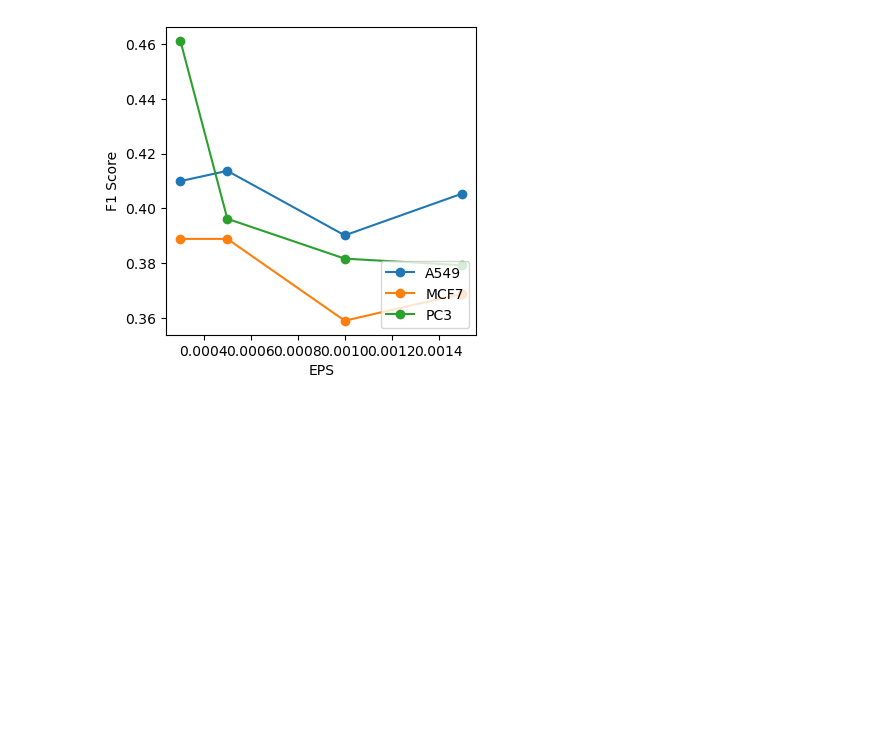
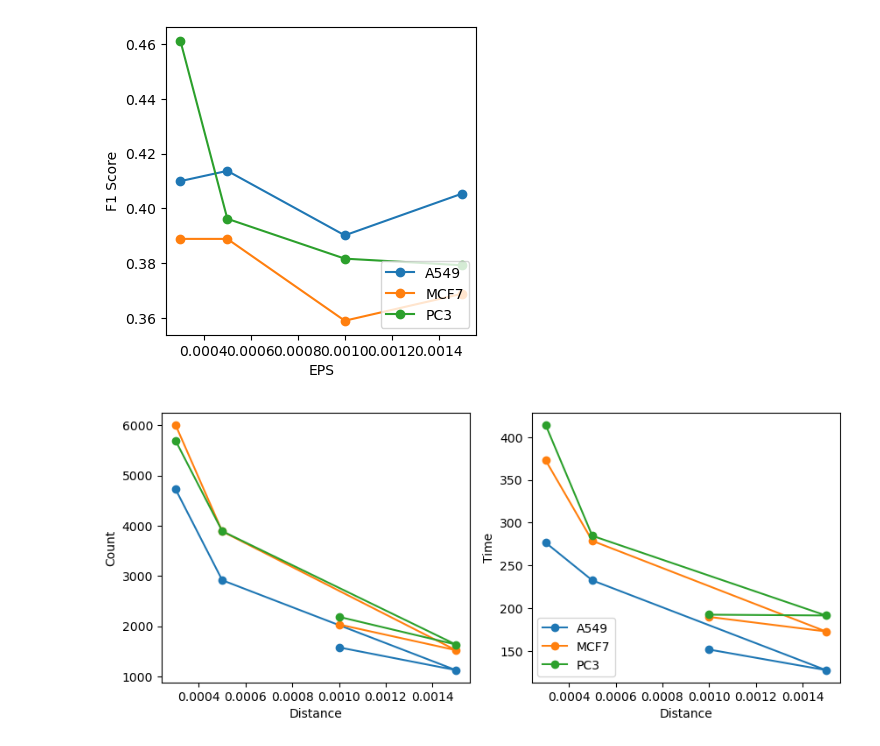
Before and after one commit to dearhannah/AnchorDrug_official, a Jupyter notebook: DataAnalysis/advBIM_hyperparameter.ipynb, the cells around one changed output. Cells and saved outputs as stored; diff of their text form; code cells hidden in the pictures; blank space fills up the shorter version.

```diff
--- a/DataAnalysis/advBIM_hyperparameter.ipynb
+++ b/DataAnalysis/advBIM_hyperparameter.ipynb
@@ -299,7 +299,7 @@ def metrics_from_txt(fname):
     # print(df)
     return df, time, count
 
-file_dir = '/egr/research-aidd/menghan1/AnchorDrug/ActiveLearning_one_cellline/logfile/advbim_eps_tuning/'
+file_dir = '/egr/research-aidd/menghan1/AnchorDrug/ActiveLearning_one_cellline/logfile/advbim_eps/'
 file_list = os.listdir(file_dir)
 
 fig1, ax = plt.subplots(1,2, figsize=(10,4))
@@ -310,30 +310,32 @@ for c in ['A549', 'MCF7', 'PC3']:
     time_list = []
     count_list = []
     for f in np.sort(file_list_c):
         # print(f)
         dist_list.append(float(f.split('-')[3].split('_')[0]))
         df, time, count = metrics_from_txt(f'{file_dir}/{f}')
         time_list.append(time/5)
         count_list.append(count/50)
         x = df.index.to_list()
         acc = df.accuracy.to_list()
         f1 = df.F1.to_list()
     #     ax[0].plot(x, acc, label=f.split('-')[2].split('_')[0])
     #     ax[1].plot(x, f1, label=f.split('-')[2].split('_')[0])
     # plt.legend(bbox_to_anchor=(1.1, 1.05))
     # ax[0].set_title(f'Cell line {c}: Accuracy')
     # ax[1].set_title(f'Cell line {c}: F1-score')
     # fig.tight_layout()  # otherwise the right y-label is slightly clipped
     # plt.show()
 
     ax[1].plot(dist_list, time_list, 'o-', label=c)
     ax[0].plot(dist_list, count_list, 'o-', label=c)
     plt.legend(loc='lower left')
 
 
 ax[1].set_ylabel('Time')
 ax[0].set_ylabel('Count')
 ax[1].set_xlabel('Distance')
 ax[0].set_xlabel('Distance')
 fig.tight_layout()
 plt.show()
+# %% [output]
+[figure, added]
```
Also changed, not shown: 5 other files.
